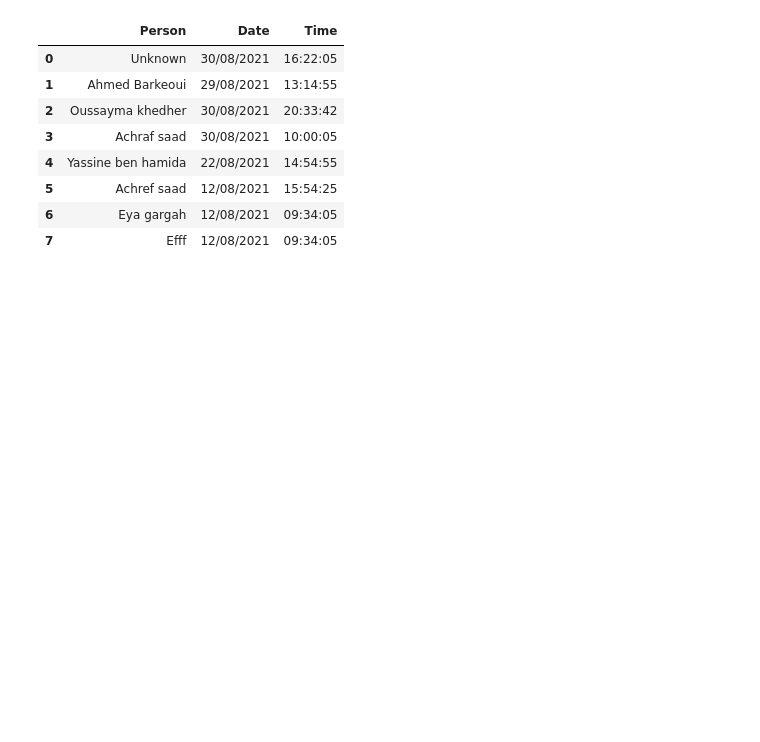
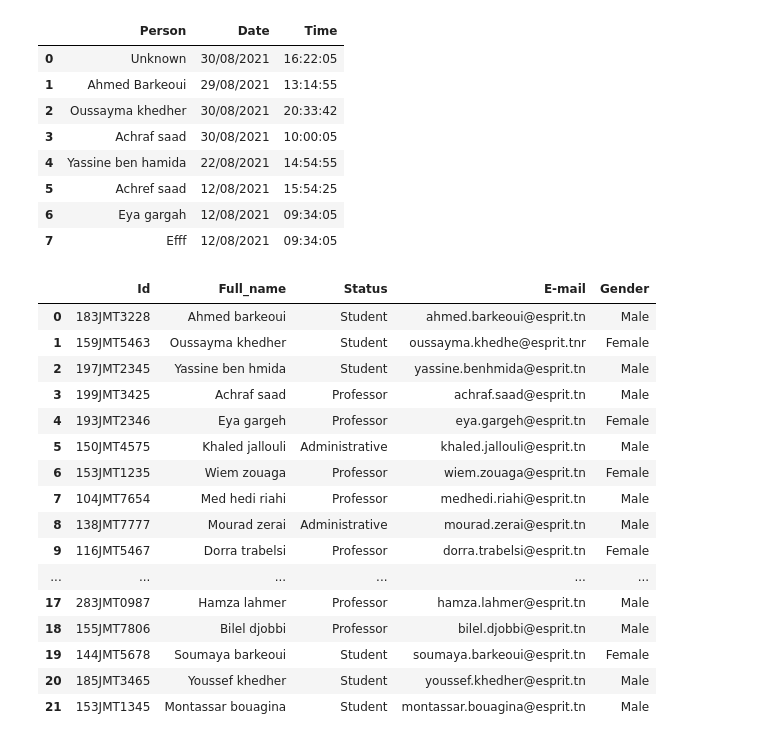
Before and after one commit to AhmedBarkeoui/AhmedBarkeoui-Real_time_facial_recognition_system, a Jupyter notebook: app/Untitled.ipynb, the cells around one changed output. Drawn from its saved outputs; the diff is of its cells as text; code cells hidden in the pictures; blank space fills up the shorter version.

```diff
--- a/app/Untitled.ipynb
+++ b/app/Untitled.ipynb
@@ -297,3 +302,50 @@ Historyy
 | 5 | Achref saad | 12/08/2021 | 15:54:25 |
 | 6 | Eya gargah | 12/08/2021 | 09:34:05 |
 | 7 | Efff | 12/08/2021 | 09:34:05 |
+# %%
+import pandas as pd
+
+data = [{'Id': "183JMT3228", 'Full_name': "Ahmed barkeoui", 'Status':"Student", 'E-mail': "ahmed.barkeoui@esprit.tn", 'Gender': "Male"},
+        {'Id': "159JMT5463", 'Full_name': "Oussayma khedher", 'Status':"Student", 'E-mail': "oussayma.khedhe@esprit.tnr", 'Gender': "Female"},
+        {'Id': "197JMT2345", 'Full_name': "Yassine ben hmida", 'Status':"Student", 'E-mail': "yassine.benhmida@esprit.tn", 'Gender': "Male"},
+        {'Id': "199JMT3425", 'Full_name': "Achraf saad", 'Status':"Professor", 'E-mail': "achraf.saad@esprit.tn", 'Gender': "Male"},
+        {'Id': "193JMT2346", 'Full_name': "Eya gargeh", 'Status':"Professor", 'E-mail': "eya.gargeh@esprit.tn", 'Gender': "Female"},
+        {'Id': "150JMT4575", 'Full_name': "Khaled jallouli", 'Status':"Administrative", 'E-mail': "khaled.jallouli@esprit.tn", 'Gender': "Male"},
+        {'Id': "153JMT1235", 'Full_name': "Wiem zouaga", 'Status':"Professor", 'E-mail': "wiem.zouaga@esprit.tn", 'Gender': "Female"},
+        {'Id': "104JMT7654", 'Full_name': "Med hedi riahi", 'Status':"Professor", 'E-mail': "medhedi.riahi@esprit.tn", 'Gender': "Male"},
+        {'Id': "138JMT7777", 'Full_name': "Mourad zerai", 'Status':"Administrative", 'E-mail': "mourad.zerai@esprit.tn", 'Gender': "Male"},
+        {'Id': "116JMT5467", 'Full_name': "Dorra trabelsi", 'Status':"Professor", 'E-mail': "dorra.trabelsi@esprit.tn", 'Gender': "Female"},
+        {'Id': "116JMT2355", 'Full_name': "Sonia mesbah", 'Status':"Professor", 'E-mail': "sonia.mesbah@esprit.tn", 'Gender': "Female"},
+        {'Id': "115JMT1244", 'Full_name': "Wajdi boutiti", 'Status':"Administrative", 'E-mail': "wajdi.boutiti@esprit.tn", 'Gender': "Male"},
+        {'Id': "114JMT4446", 'Full_name': "Dorra ben hassen", 'Status':"Administrative", 'E-mail': "dorra.benhassen@esprit.tn", 'Gender': "Female"},
+        {'Id': "112JMT7657", 'Full_name': "Ayoub boubaker", 'Status':"Administrative", 'E-mail': "ayoub.boubaker@esprit.tn", 'Gender': "Male"},
+        {'Id': "111JMT3255", 'Full_name': "Houssem guenfali", 'Status':"Student", 'E-mail': "houssem.guenfali@esprit.tn", 'Gender': "Male"},
+        {'Id': "104JMT2345", 'Full_name': "Fakhri badreddine", 'Status':"Administrative", 'E-mail': "fakhri.badreddine@esprit.tn", 'Gender': "Male"},
+        {'Id': "134JMT1244", 'Full_name': "Amine azzouz", 'Status':"Professor", 'E-mail': "amine.azzouz@esprit.tn", 'Gender': "Male"},
+        {'Id': "283JMT0987", 'Full_name': "Hamza lahmer", 'Status':"Professor", 'E-mail': "hamza.lahmer@esprit.tn", 'Gender':"Male"},
+        {'Id': "155JMT7806", 'Full_name': "Bilel djobbi", 'Status':"Professor", 'E-mail': "bilel.djobbi@esprit.tn", 'Gender': "Male"},
+        {'Id': "144JMT5678", 'Full_name': "Soumaya barkeoui", 'Status':"Student", 'E-mail': "soumaya.barkeoui@esprit.tn", 'Gender': "Female"},
+        {'Id': "185JMT3465", 'Full_name': "Youssef khedher", 'Status':"Student", 'E-mail': "youssef.khedher@esprit.tn", 'Gender': "Male"},
+        {'Id': "153JMT1345", 'Full_name': "Montassar bouagina", 'Status':"Student", 'E-mail': "montassar.bouagina@esprit.tn", 'Gender': "Male"},]
+
+Dataset = pd.DataFrame(data)
+
+Dataset
+# %% [output]
+|  | Id | Full_name | Status | E-mail | Gender |
+| 0 | 183JMT3228 | Ahmed barkeoui | Student | ahmed.barkeoui@esprit.tn | Male |
+| 1 | 159JMT5463 | Oussayma khedher | Student | oussayma.khedhe@esprit.tnr | Female |
+| 2 | 197JMT2345 | Yassine ben hmida | Student | yassine.benhmida@esprit.tn | Male |
+| 3 | 199JMT3425 | Achraf saad | Professor | achraf.saad@esprit.tn | Male |
+| 4 | 193JMT2346 | Eya gargeh | Professor | eya.gargeh@esprit.tn | Female |
+| 5 | 150JMT4575 | Khaled jallouli | Administrative | khaled.jallouli@esprit.tn | Male |
+| 6 | 153JMT1235 | Wiem zouaga | Professor | wiem.zouaga@esprit.tn | Female |
+| 7 | 104JMT7654 | Med hedi riahi | Professor | medhedi.riahi@esprit.tn | Male |
+| 8 | 138JMT7777 | Mourad zerai | Administrative | mourad.zerai@esprit.tn | Male |
+| 9 | 116JMT5467 | Dorra trabelsi | Professor | dorra.trabelsi@esprit.tn | Female |
+| ... | ... | ... | ... | ... | ... |
+| 17 | 283JMT0987 | Hamza lahmer | Professor | hamza.lahmer@esprit.tn | Male |
+| 18 | 155JMT7806 | Bilel djobbi | Professor | bilel.djobbi@esprit.tn | Male |
+| 19 | 144JMT5678 | Soumaya barkeoui | Student | soumaya.barkeoui@esprit.tn | Female |
+| 20 | 185JMT3465 | Youssef khedher | Student | youssef.khedher@esprit.tn | Male |
+| 21 | 153JMT1345 | Montassar bouagina | Student | montassar.bouagina@esprit.tn | Male |
```
Also changed, not shown: parts of 3 cells of this notebook, 7 other files.
